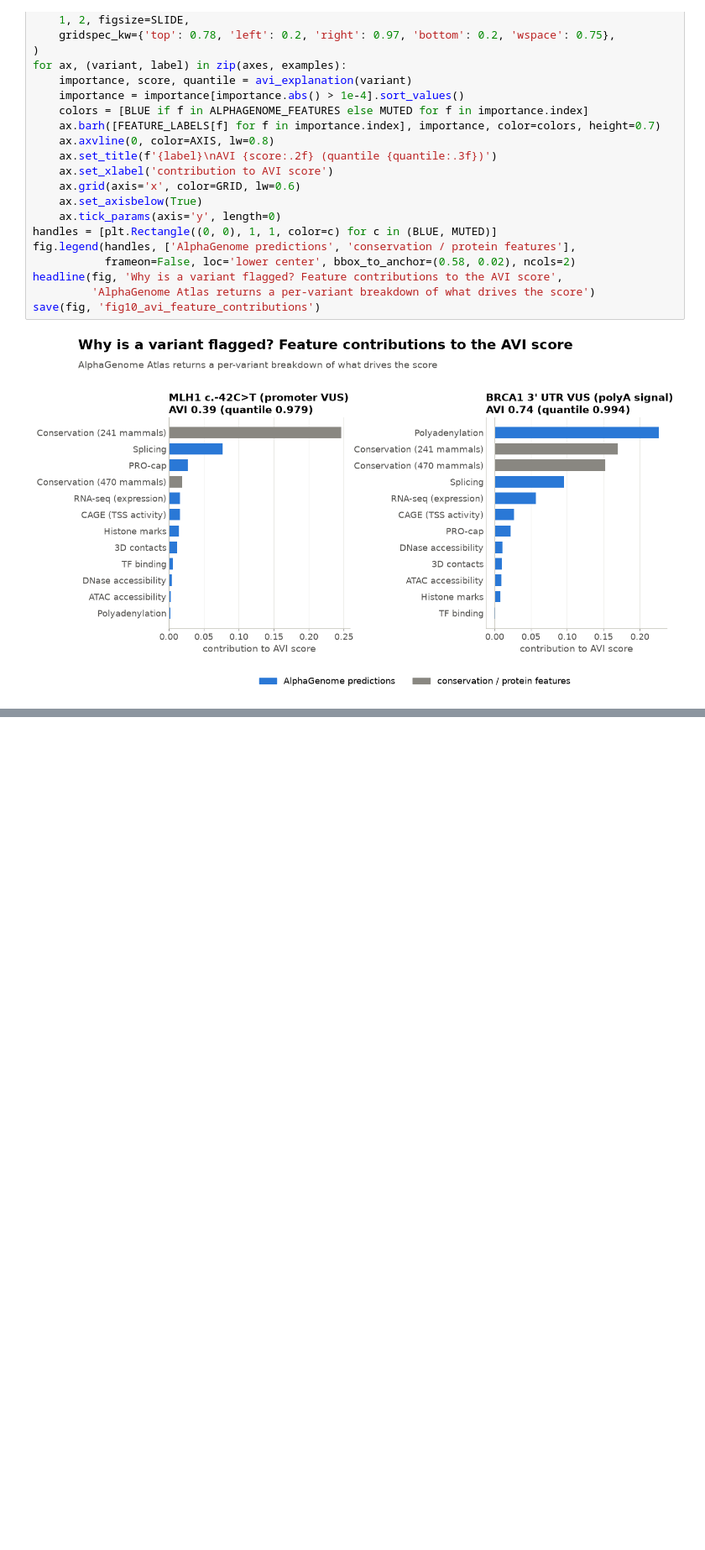
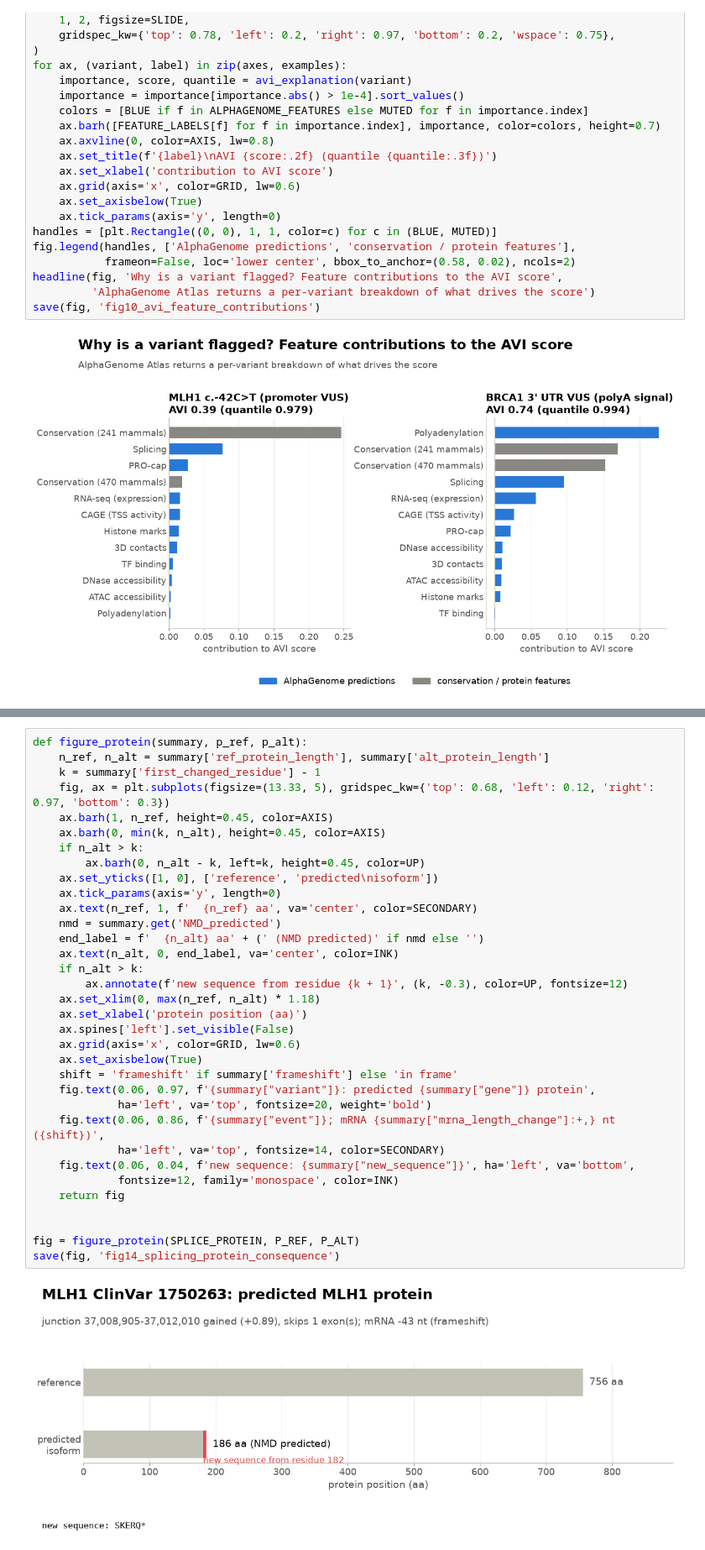
Before and after one commit to eirikhoye/action_var, a Jupyter notebook: workflow/notebooks/alphagenome_seminar_figures.ipynb, the cells around one changed output, grey strips where cells are left out. Shown at 84% size. Cells and saved outputs as stored; diff of their text form; blank space fills up the shorter version.

```diff
--- a/workflow/notebooks/alphagenome_seminar_figures.ipynb
+++ b/workflow/notebooks/alphagenome_seminar_figures.ipynb
@@ -1228,0 +1746,36 @@ sorted(p.name for p in FIGDIR.glob('*.png'))
+# %%
+def figure_protein(summary, p_ref, p_alt):
+    n_ref, n_alt = summary['ref_protein_length'], summary['alt_protein_length']
+    k = summary['first_changed_residue'] - 1
+    fig, ax = plt.subplots(figsize=(13.33, 5), gridspec_kw={'top': 0.68, 'left': 0.12, 'right': 0.97, 'bottom': 0.3})
+    ax.barh(1, n_ref, height=0.45, color=AXIS)
+    ax.barh(0, min(k, n_alt), height=0.45, color=AXIS)
+    if n_alt > k:
+        ax.barh(0, n_alt - k, left=k, height=0.45, color=UP)
+    ax.set_yticks([1, 0], ['reference', 'predicted\nisoform'])
+    ax.tick_params(axis='y', length=0)
+    ax.text(n_ref, 1, f'  {n_ref} aa', va='center', color=SECONDARY)
+    nmd = summary.get('NMD_predicted')
+    end_label = f'  {n_alt} aa' + (' (NMD predicted)' if nmd else '')
+    ax.text(n_alt, 0, end_label, va='center', color=INK)
+    if n_alt > k:
+        ax.annotate(f'new sequence from residue {k + 1}', (k, -0.3), color=UP, fontsize=12)
+    ax.set_xlim(0, max(n_ref, n_alt) * 1.18)
+    ax.set_xlabel('protein position (aa)')
+    ax.spines['left'].set_visible(False)
+    ax.grid(axis='x', color=GRID, lw=0.6)
+    ax.set_axisbelow(True)
+    shift = 'frameshift' if summary['frameshift'] else 'in frame'
+    fig.text(0.06, 0.97, f'{summary["variant"]}: predicted {summary["gene"]} protein',
+             ha='left', va='top', fontsize=20, weight='bold')
+    fig.text(0.06, 0.86, f'{summary["event"]}; mRNA {summary["mrna_length_change"]:+,} nt ({shift})',
+             ha='left', va='top', fontsize=14, color=SECONDARY)
+    fig.text(0.06, 0.04, f'new sequence: {summary["new_sequence"]}', ha='left', va='bottom',
+             fontsize=12, family='monospace', color=INK)
+    return fig
+
+
+fig = figure_protein(SPLICE_PROTEIN, P_REF, P_ALT)
+save(fig, 'fig14_splicing_protein_consequence')
+# %% [output]
+[figure, added]
```
Also changed, not shown: parts of 19 cells of this notebook, 8 other files.
